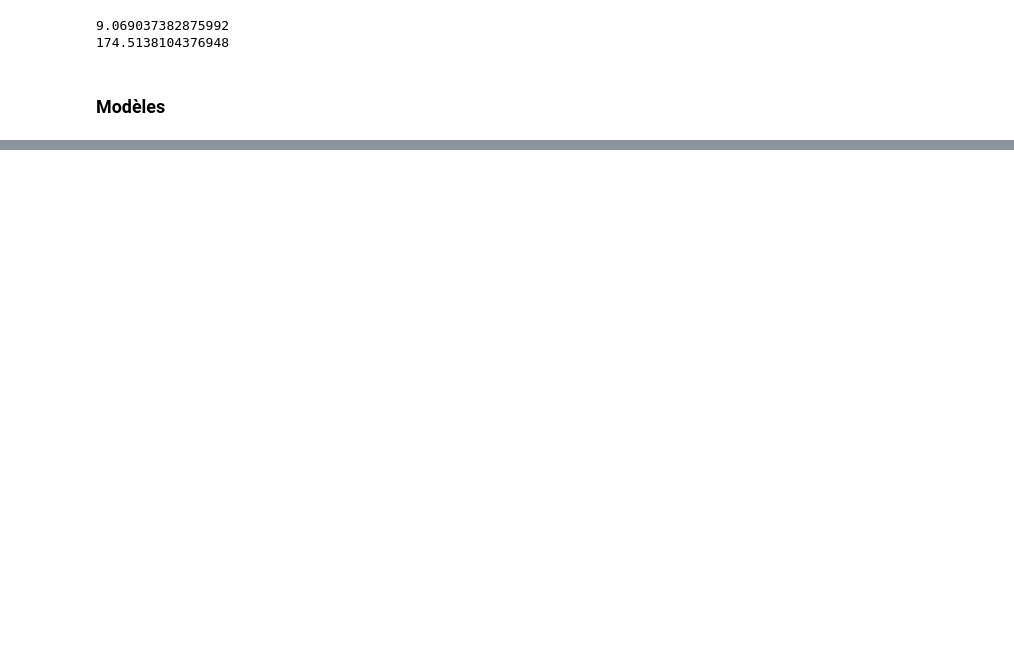
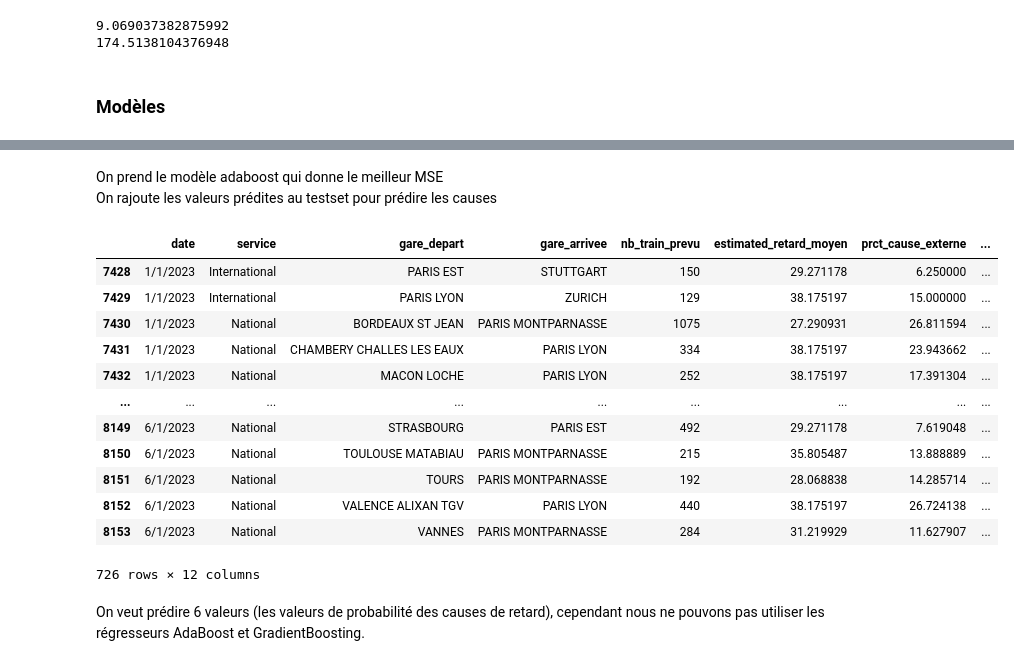
Before and after one commit to MatthiasPicard/TGV-delay-predictions, a Jupyter notebook: model_notebook.ipynb, the cells around one changed output, grey strips where cells are left out. Saved outputs shown, nothing was run; the diff lists cells and outputs as text; code cells hidden in the pictures; blank space fills up the shorter version.

Commit message:
Added the notebook with models

```diff
--- a/model_notebook.ipynb
+++ b/model_notebook.ipynb
@@ -4,7 +4,7 @@ import numpy as np
 import matplotlib.pyplot as plt
 import seaborn as sns
 # %%
-df = pd.read_csv("regularite-mensuelle-tgv-aqst.csv",encoding="latin-1")
+df = pd.read_csv("TGV-delay-predictions/regularite-mensuelle-tgv-aqst.csv",encoding="latin-1")
 # %% [markdown]
 ### Overview
 # %%
@@ -253,0 +287,37 @@ ValueError: y should be a 1d array, got an array of shape (7426, 7) instead.
+# %%
+param_grid_adaboost = {
+    'n_estimators': [50, 100, 200],
+    'learning_rate': [0.01, 0.1, 1.0],
+    'loss': ['linear', 'square', 'exponential']
+}
+param_grid_bagging = {
+    'n_estimators': [10, 50, 100],
+    'max_samples': [0.5, 0.7, 1.0],
+    'max_features': [0.5, 0.7, 1.0],
+}
+param_grid_extratrees = {
+    'n_estimators': [50, 100, 200],
+    'max_depth': [None, 10, 20, 30],
+    'min_samples_split': [2, 5, 10],
+    'min_samples_leaf': [1, 2, 4],
+    'max_features': ['auto', 'sqrt', 'log2']
+}
+param_grid_gradientboosting = {
+    'n_estimators': [50, 100, 200],
+    'learning_rate': [0.01, 0.1, 0.2],
+    'max_depth': [3, 4, 5],
+    'min_samples_split': [2, 5, 10],
+    'min_samples_leaf': [1, 2, 4]
+}
+param_grid_randomforest = {
+    'n_estimators': [10, 50, 100, 200],
+    'max_depth': [None, 10, 20, 30],
+    'min_samples_split': [2, 5, 10],
+    'min_samples_leaf': [1, 2, 4]
+}
+# %%
+model_adaboost = grid_search(AdaBoostRegressor(), param_grid_adaboost, X_train, y_train)
+model_bagging = grid_search(BaggingRegressor(), param_grid_bagging, X_train, y_train)
+model_extratrees = grid_search(ExtraTreesRegressor(), param_grid_extratrees, X_train, y_train)
+model_gradientboosting = grid_search(GradientBoostingRegressor(), param_grid_gradientboosting, X_train, y_train)
+model_randomforest = grid_search(RandomForestRegressor(), param_grid_randomforest, X_train, y_train)
@@ -253,0 +359,23 @@ ValueError: y should be a 1d array, got an array of shape (7426, 7) instead.
+# %% [markdown]
+On prend le modèle adaboost qui donne le meilleur MSE<br>
+On rajoute les valeurs prédites au testset pour prédire les causes
+# %%
+testset["retard_moyen_arrivee"] = model_adaboost.predict(X_test)
+trainset.rename(columns={"retard_moyen_arrivee": "estimated_retard_moyen"}, inplace=True)
+testset.rename(columns={"retard_moyen_arrivee": "estimated_retard_moyen"}, inplace=True)
+# %%
+testset
+# %% [output]
+|  | date | service | gare_depart | gare_arrivee | nb_train_prevu | estimated_retard_moyen | prct_cause_externe | ... |
+| 7428 | 1/1/2023 | International | PARIS EST | STUTTGART | 150 | 29.271178 | 6.250000 | ... |
+| 7429 | 1/1/2023 | International | PARIS LYON | ZURICH | 129 | 38.175197 | 15.000000 | ... |
+| 7430 | 1/1/2023 | National | BORDEAUX ST JEAN | PARIS MONTPARNASSE | 1075 | 27.290931 | 26.811594 | ... |
+| 7431 | 1/1/2023 | National | CHAMBERY CHALLES LES EAUX | PARIS LYON | 334 | 38.175197 | 23.943662 | ... |
+| 7432 | 1/1/2023 | National | MACON LOCHE | PARIS LYON | 252 | 38.175197 | 17.391304 | ... |
+| ... | ... | ... | ... | ... | ... | ... | ... | ... |
+| 8149 | 6/1/2023 | National | STRASBOURG | PARIS EST | 492 | 29.271178 | 7.619048 | ... |
+| 8150 | 6/1/2023 | National | TOULOUSE MATABIAU | PARIS MONTPARNASSE | 215 | 35.805487 | 13.888889 | ... |
+| 8151 | 6/1/2023 | National | TOURS | PARIS MONTPARNASSE | 192 | 28.068838 | 14.285714 | ... |
+| 8152 | 6/1/2023 | National | VALENCE ALIXAN TGV | PARIS LYON | 440 | 38.175197 | 26.724138 | ... |
+| 8153 | 6/1/2023 | National | VANNES | PARIS MONTPARNASSE | 284 | 31.219929 | 11.627907 | ... |
+726 rows × 12 columns
@@ -253,0 +387,2 @@ ValueError: y should be a 1d array, got an array of shape (7426, 7) instead.
+# %% [markdown]
+On veut prédire 6 valeurs (les valeurs de probabilité des causes de retard), cependant nous ne pouvons pas utiliser les régresseurs AdaBoost et GradientBoosting.
```
Also changed, not shown: parts of 19 cells of this notebook.
